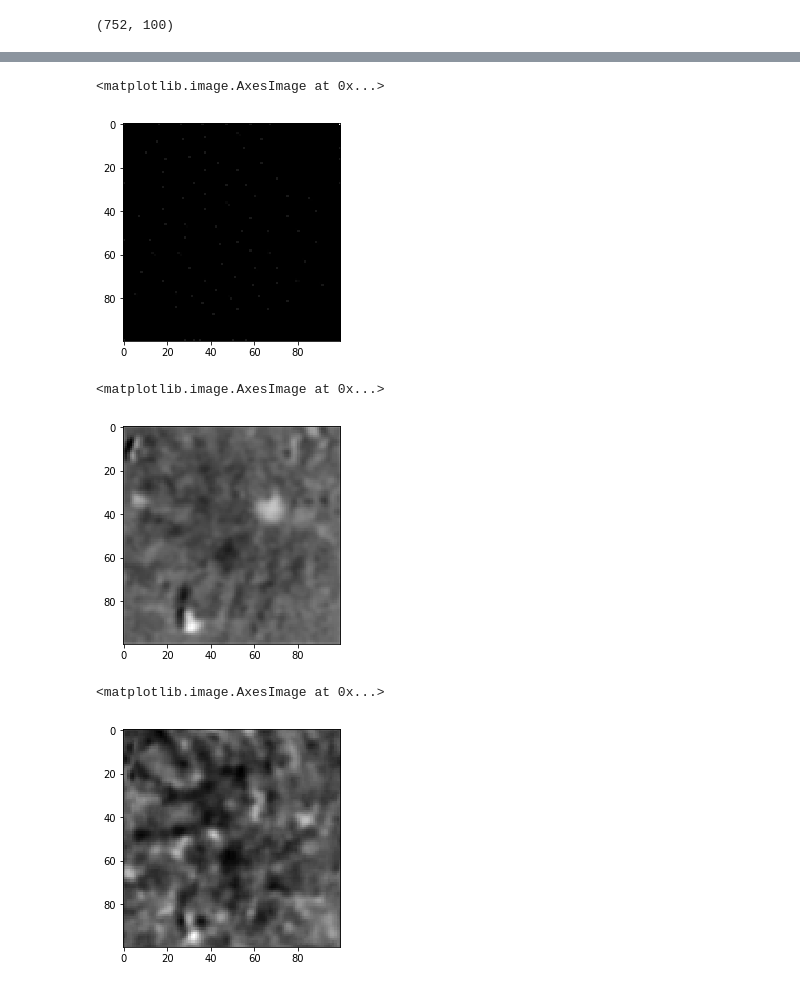
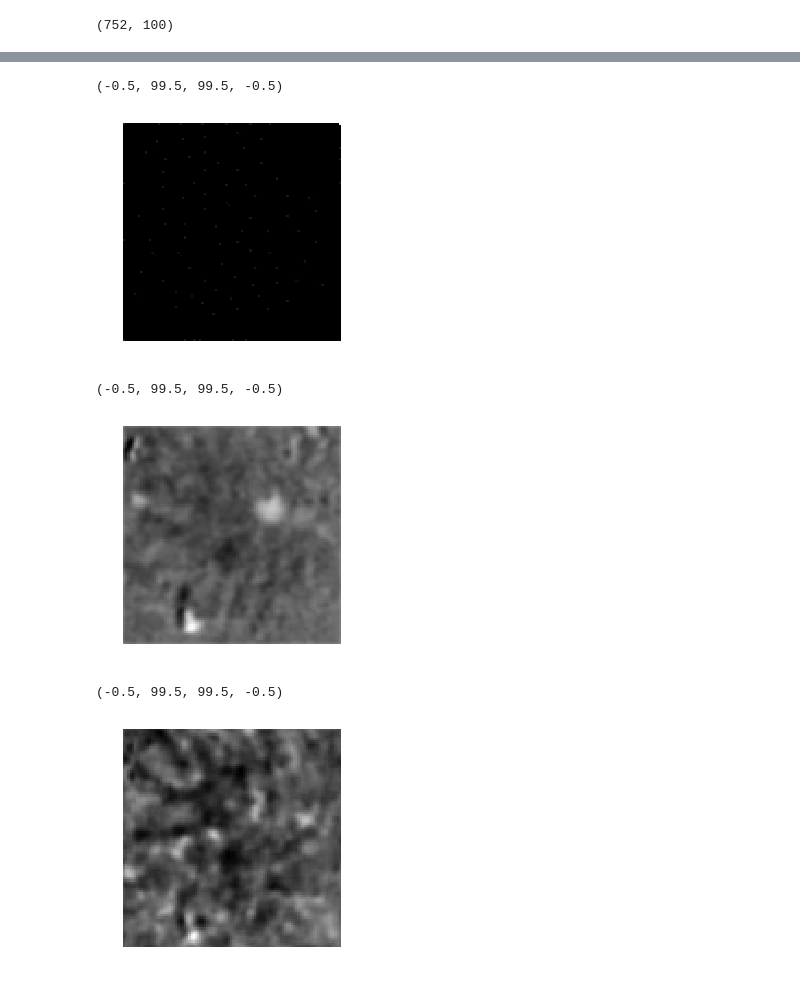
Before and after one commit to twpkevin06222/DE_Project, a Jupyter notebook: implementation_examples/Complete_pipeline/Analysis_by_synthesis.ipynb, the cells around one changed output, grey strips where cells are left out. Saved outputs shown, nothing was run; the diff lists cells and outputs as text; code cells hidden in the pictures.

```diff
--- a/implementation_examples/Complete_pipeline/Analysis_by_synthesis.ipynb
+++ b/implementation_examples/Complete_pipeline/Analysis_by_synthesis.ipynb
@@ -78,9 +96,10 @@ TensorShape([1, 100, 3, 1])
 # %%
 one_hot_im = np.sum(np.squeeze(one_hot_image[0]), axis = 0)
 plt.imshow(one_hot_im, cmap = 'gray')
+plt.axis('off')
 # %% [output]
-<matplotlib.image.AxesImage at 0x...>
+(-0.5, 99.5, 99.5, -0.5)
-[figure, old version]
+[figure, new version]
 # %%
 from tensorflow.keras import Model, Sequential
 from tensorflow.keras.layers import Conv2D, Dense, Flatten, Reshape, MaxPooling2D, UpSampling2D
@@ -112,14 +131,16 @@ reconstuction = decoder_model(latent_space)
 # %%
 #input image
 re_list = utils.resize(session, 100)
 re_list = utils.min_max_norm(re_list)
 
 plt.imshow(tf.squeeze(re_list[0]), cmap = 'gray')
+plt.axis('off')
 # %% [output]
-<matplotlib.image.AxesImage at 0x...>
+(-0.5, 99.5, 99.5, -0.5)
-[figure, old version]
+[figure, new version]
 # %%
 plt.imshow(tf.squeeze(reconstuction), cmap = 'gray')
+plt.axis('off')
 # %% [output]
-<matplotlib.image.AxesImage at 0x...>
+(-0.5, 99.5, 99.5, -0.5)
-[figure, old version]
+[figure, new version]
```
Also changed, not shown: parts of 8 cells of this notebook.
